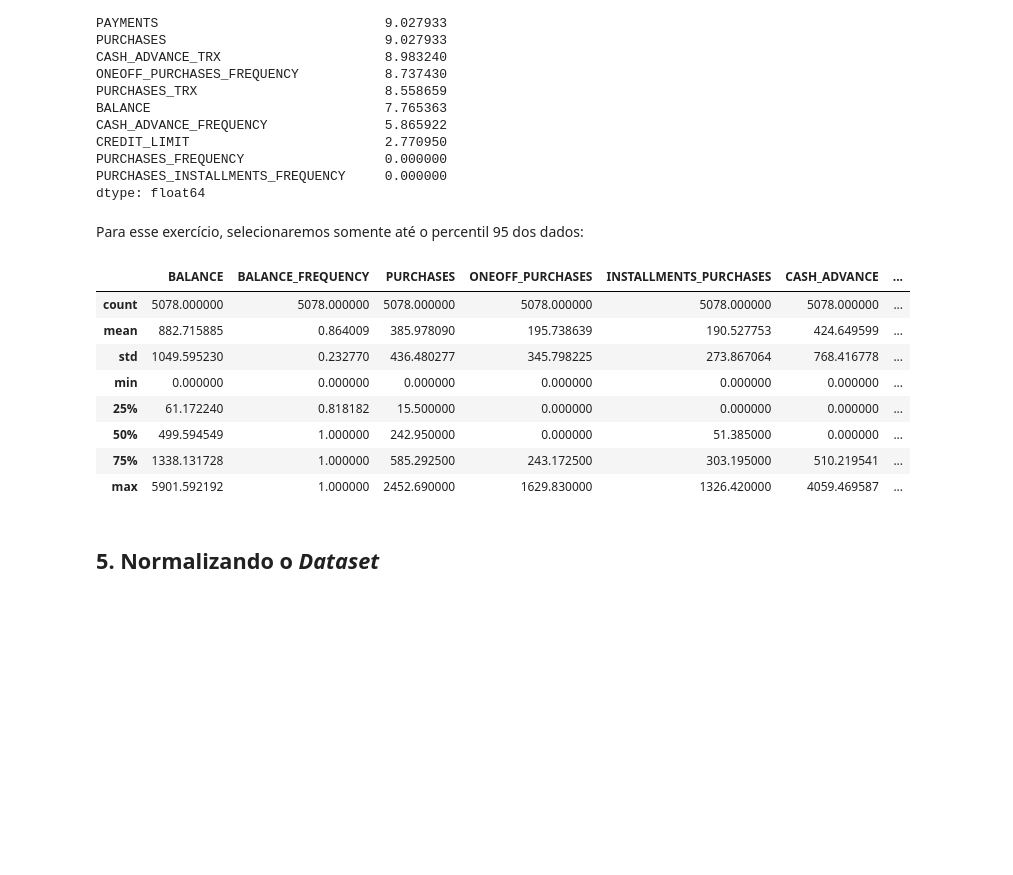
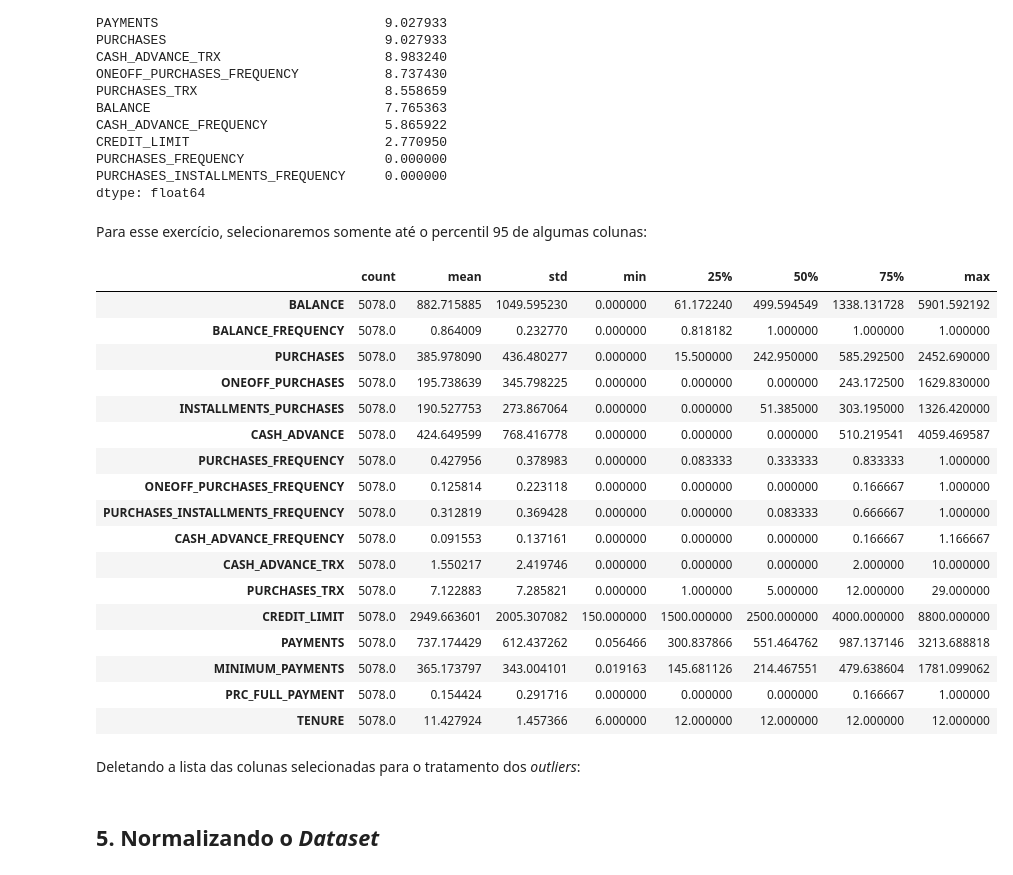
Before and after one commit to arnonvichy/exercicio_kmeans_dadosTabulares, a Jupyter notebook: Exercício - Kmeans - Dados Tabulares.ipynb, the cells around one changed output. Drawn from its saved outputs; the diff is of its cells as text; code cells hidden in the pictures; blank space fills up the shorter version.

```diff
--- a/Exercício - Kmeans - Dados Tabulares.ipynb
+++ b/Exercício - Kmeans - Dados Tabulares.ipynb
@@ -217,27 +217,33 @@ PURCHASES_FREQUENCY                  0.000000
 PURCHASES_INSTALLMENTS_FREQUENCY     0.000000
 dtype: float64
 # %% [markdown]
-Para esse exercício, selecionaremos somente até o percentil 95 dos dados:
+Para esse exercício, selecionaremos somente até o percentil 95 de algumas colunas:
-# %%
-df = df[df['BALANCE'] < df['BALANCE'].quantile(0.95)]
-df = df[df['PURCHASES'] < df['PURCHASES'].quantile(0.95)]
-df = df[df['ONEOFF_PURCHASES'] < df['ONEOFF_PURCHASES'].quantile(0.95)]
-df = df[df['INSTALLMENTS_PURCHASES'] < df['INSTALLMENTS_PURCHASES'].quantile(0.95)]
-df = df[df['CASH_ADVANCE'] < df['CASH_ADVANCE'].quantile(0.95)]
-df = df[df['PAYMENTS'] < df['PAYMENTS'].quantile(0.95)]
-df = df[df['CREDIT_LIMIT'] < df['CREDIT_LIMIT'].quantile(0.95)]
-df = df[df['MINIMUM_PAYMENTS'] < df['MINIMUM_PAYMENTS'].quantile(0.95)]
-df = df[df['PURCHASES_TRX'] < df['PURCHASES_TRX'].quantile(0.95)]
-df = df[df['CASH_ADVANCE_TRX'] < df['CASH_ADVANCE_TRX'].quantile(0.95)]
+# %%
+cols_95 = ['BALANCE', 'PURCHASES', 'ONEOFF_PURCHASES', 'INSTALLMENTS_PURCHASES', 'CASH_ADVANCE', 'PAYMENTS',
+            'CREDIT_LIMIT', 'MINIMUM_PAYMENTS', 'PURCHASES_TRX', 'CASH_ADVANCE_TRX']
+# %%
+for i in cols_95:
+    df = df[df[i] < df[i].quantile(0.95)]
 # %%
-df.describe()
+df.describe().T
 # %% [output]
-|  | BALANCE | BALANCE_FREQUENCY | PURCHASES | ONEOFF_PURCHASES | INSTALLMENTS_PURCHASES | CASH_ADVANCE | ... |
-| count | 5078.000000 | 5078.000000 | 5078.000000 | 5078.000000 | 5078.000000 | 5078.000000 | ... |
-| mean | 882.715885 | 0.864009 | 385.978090 | 195.738639 | 190.527753 | 424.649599 | ... |
-| std | 1049.595230 | 0.232770 | 436.480277 | 345.798225 | 273.867064 | 768.416778 | ... |
-| min | 0.000000 | 0.000000 | 0.000000 | 0.000000 | 0.000000 | 0.000000 | ... |
-| 25% | 61.172240 | 0.818182 | 15.500000 | 0.000000 | 0.000000 | 0.000000 | ... |
-| 50% | 499.594549 | 1.000000 | 242.950000 | 0.000000 | 51.385000 | 0.000000 | ... |
-| 75% | 1338.131728 | 1.000000 | 585.292500 | 243.172500 | 303.195000 | 510.219541 | ... |
-| max | 5901.592192 | 1.000000 | 2452.690000 | 1629.830000 | 1326.420000 | 4059.469587 | ... |
+|  | count | mean | std | min | 25% | 50% | 75% | max |
+| BALANCE | 5078.0 | 882.715885 | 1049.595230 | 0.000000 | 61.172240 | 499.594549 | 1338.131728 | 5901.592192 |
+| BALANCE_FREQUENCY | 5078.0 | 0.864009 | 0.232770 | 0.000000 | 0.818182 | 1.000000 | 1.000000 | 1.000000 |
+| PURCHASES | 5078.0 | 385.978090 | 436.480277 | 0.000000 | 15.500000 | 242.950000 | 585.292500 | 2452.690000 |
+| ONEOFF_PURCHASES | 5078.0 | 195.738639 | 345.798225 | 0.000000 | 0.000000 | 0.000000 | 243.172500 | 1629.830000 |
+| INSTALLMENTS_PURCHASES | 5078.0 | 190.527753 | 273.867064 | 0.000000 | 0.000000 | 51.385000 | 303.195000 | 1326.420000 |
+| CASH_ADVANCE | 5078.0 | 424.649599 | 768.416778 | 0.000000 | 0.000000 | 0.000000 | 510.219541 | 4059.469587 |
+| PURCHASES_FREQUENCY | 5078.0 | 0.427956 | 0.378983 | 0.000000 | 0.083333 | 0.333333 | 0.833333 | 1.000000 |
+| ONEOFF_PURCHASES_FREQUENCY | 5078.0 | 0.125814 | 0.223118 | 0.000000 | 0.000000 | 0.000000 | 0.166667 | 1.000000 |
+| PURCHASES_INSTALLMENTS_FREQUENCY | 5078.0 | 0.312819 | 0.369428 | 0.000000 | 0.000000 | 0.083333 | 0.666667 | 1.000000 |
+| CASH_ADVANCE_FREQUENCY | 5078.0 | 0.091553 | 0.137161 | 0.000000 | 0.000000 | 0.000000 | 0.166667 | 1.166667 |
+| CASH_ADVANCE_TRX | 5078.0 | 1.550217 | 2.419746 | 0.000000 | 0.000000 | 0.000000 | 2.000000 | 10.000000 |
+| PURCHASES_TRX | 5078.0 | 7.122883 | 7.285821 | 0.000000 | 1.000000 | 5.000000 | 12.000000 | 29.000000 |
+| CREDIT_LIMIT | 5078.0 | 2949.663601 | 2005.307082 | 150.000000 | 1500.000000 | 2500.000000 | 4000.000000 | 8800.000000 |
+| PAYMENTS | 5078.0 | 737.174429 | 612.437262 | 0.056466 | 300.837866 | 551.464762 | 987.137146 | 3213.688818 |
+| MINIMUM_PAYMENTS | 5078.0 | 365.173797 | 343.004101 | 0.019163 | 145.681126 | 214.467551 | 479.638604 | 1781.099062 |
+| PRC_FULL_PAYMENT | 5078.0 | 0.154424 | 0.291716 | 0.000000 | 0.000000 | 0.000000 | 0.166667 | 1.000000 |
+| TENURE | 5078.0 | 11.427924 | 1.457366 | 6.000000 | 12.000000 | 12.000000 | 12.000000 | 12.000000 |
+# %% [markdown]
+Deletando a lista das colunas selecionadas para o tratamento dos _outliers_:
```
Also changed, not shown: parts of 25 cells of this notebook.
